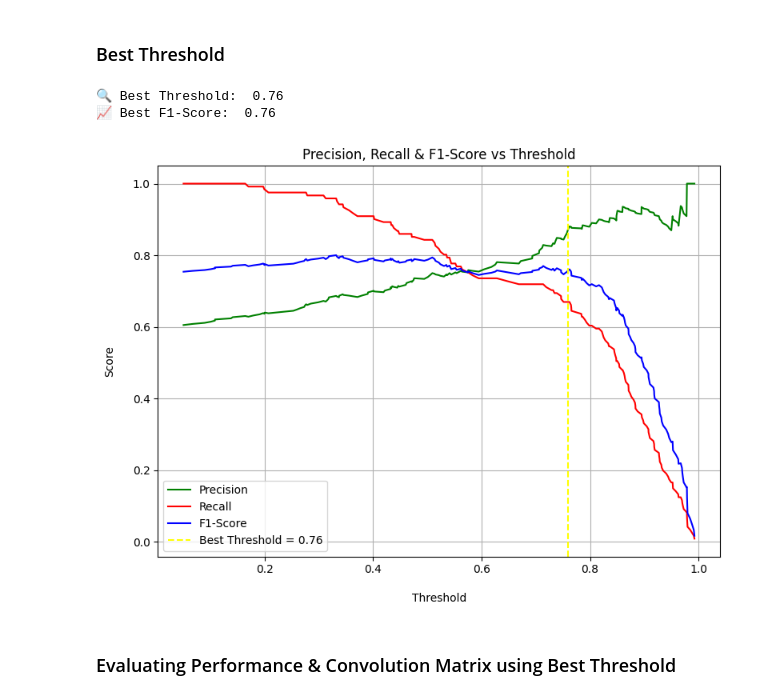
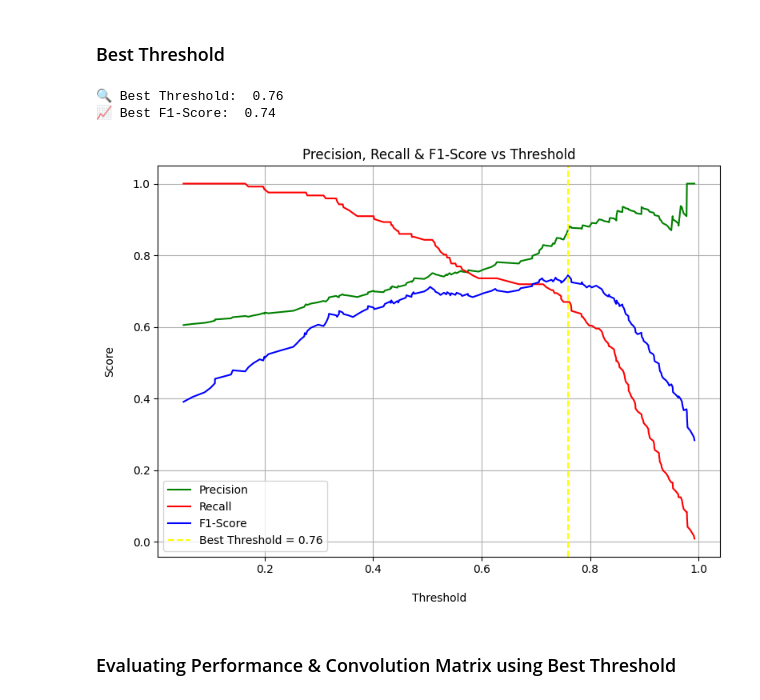
Before and after one commit to SakibMizan/MLProjectStudentPerformance, a Jupyter notebook: SakibMizanProject.ipynb, the cells around one changed output. Drawn from its saved outputs; the diff is of its cells as text; code cells hidden in the pictures.

```diff
--- a/SakibMizanProject.ipynb
+++ b/SakibMizanProject.ipynb
@@ -320,32 +320,32 @@ AUC Score: 0.8038497750810755
 # %%
 from sklearn.metrics import precision_recall_curve, f1_score
 
 precision, recall, thresholds = precision_recall_curve(y_test, y_pred)
 macro_f1_scores = [f1_score(y_test, (y_pred > t).astype(int), average='macro') for t in thresholds]
 
 best_index = np.argmax(macro_f1_scores)
 best_threshold = thresholds[best_index]
-best_f1_score = f1_scores[best_index]
+best_f1_score = macro_f1_scores[best_index]
 
 print(f"🔍 Best Threshold: {best_threshold: .2f}")
 print(f"📈 Best F1-Score: {best_f1_score: .2f}")
 
 plt.figure(figsize=(8, 6))
 plt.plot(thresholds, precision[:-1], label = 'Precision', color = 'green')
 plt.plot(thresholds, recall[:-1], label = 'Recall', color = 'red')
-plt.plot(thresholds, f1_scores, label = 'F1-Score', color = 'blue')
-plt.axvline(x=best_threshold, color = 'yellow', linestyle = '--', label = f'Best Threshold = {best_threshold:.2f}')
+plt.plot(thresholds, macro_f1_scores, label = 'F1-Score', color = 'blue')
+plt.axvline(x = best_threshold, color = 'yellow', linestyle = '--', label = f'Best Threshold = {best_threshold:.2f}')
 plt.xlabel("\nThreshold")
 plt.ylabel("Score\n")
 plt.title("Precision, Recall & F1-Score vs Threshold")
 plt.legend()
 plt.grid(True)
 plt.tight_layout()
 plt.show()
 # %% [output]
 🔍 Best Threshold:  0.76
-📈 Best F1-Score:  0.76
+📈 Best F1-Score:  0.74
-[figure, old version]
+[figure, new version]
 # %% [markdown]
 ### Evaluating Performance & Convolution Matrix using Best Threshold
 # %%
```
Also changed, not shown: parts of 13 cells of this notebook.
